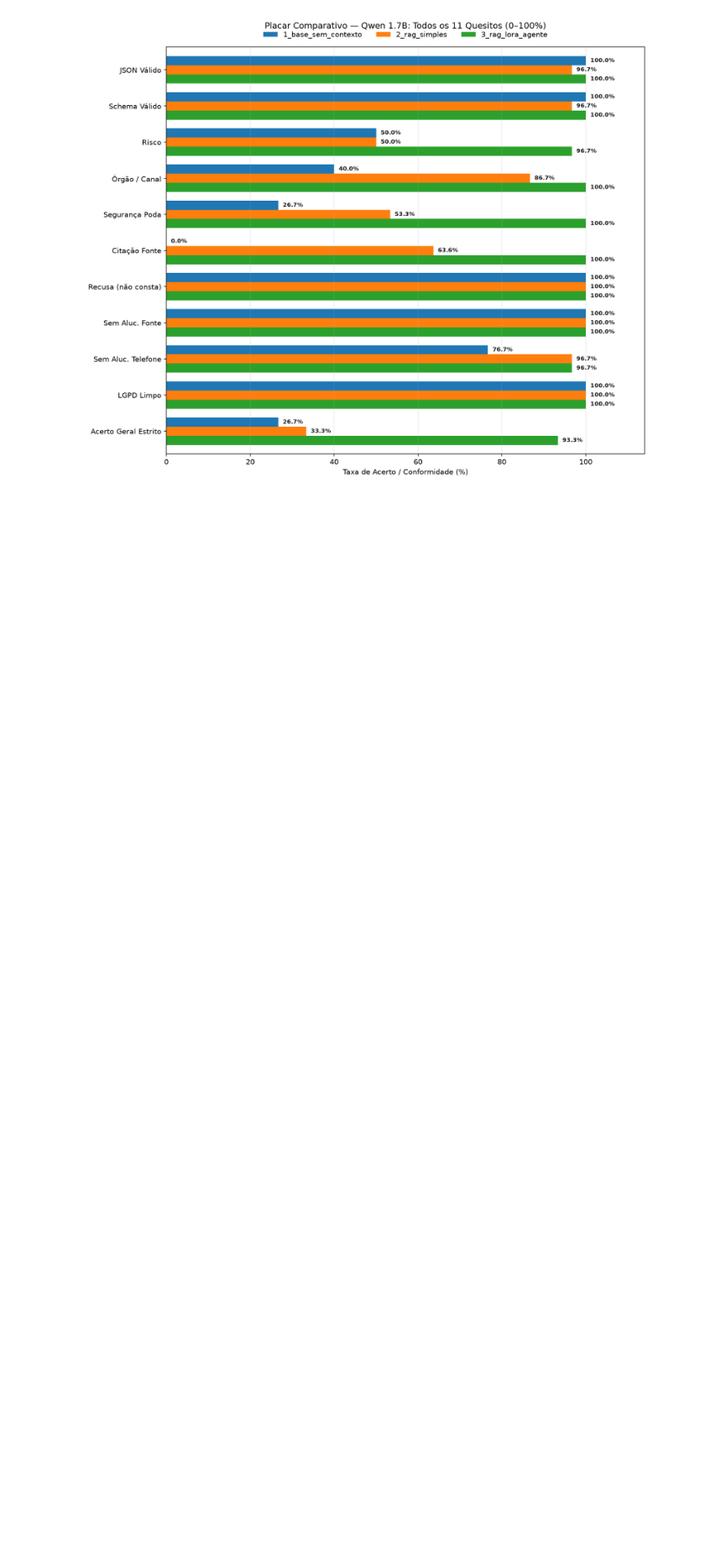
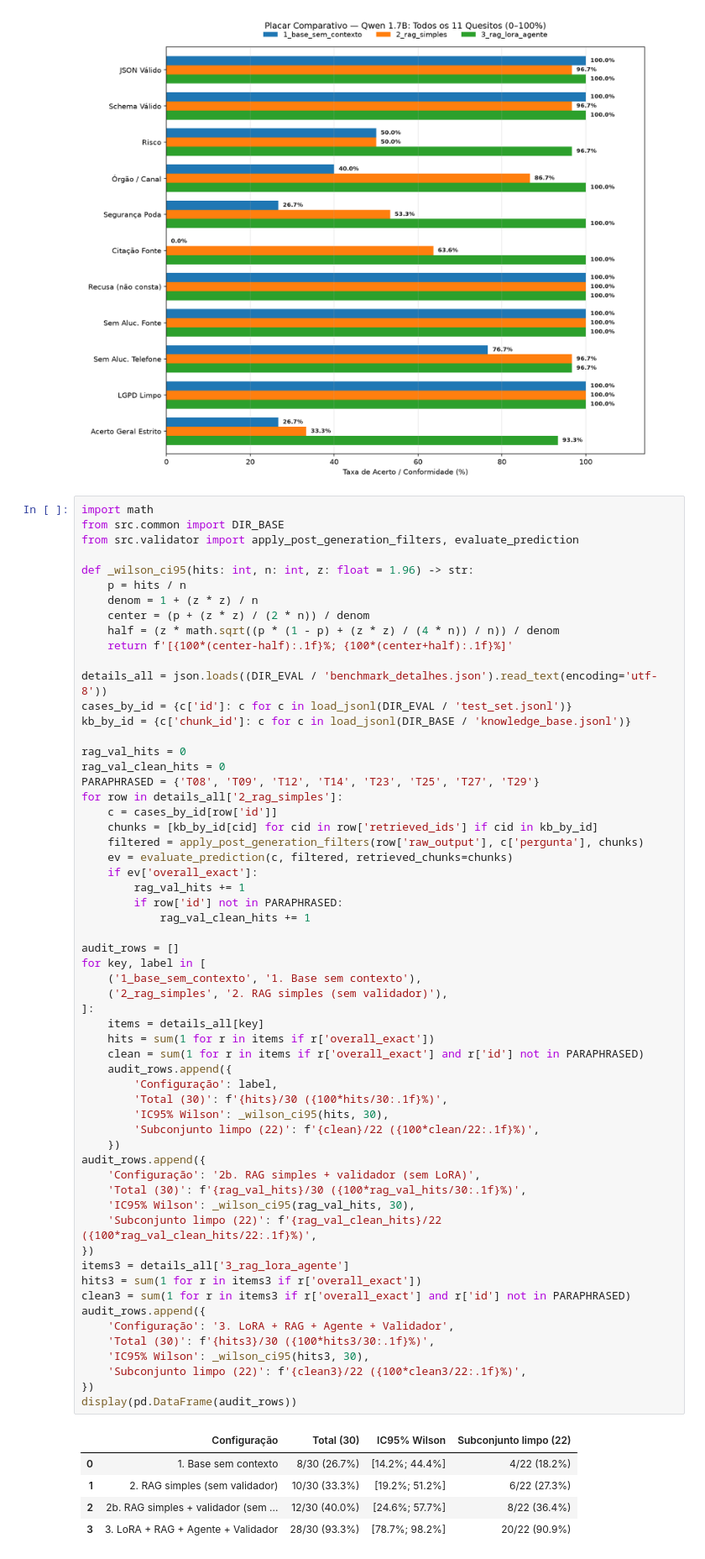
Before and after one commit to LM2124/Fiap-2026-GS2-CitizenTech-Projeto-Arborgrid, a Jupyter notebook: llm-assistant/notebooks/03_avaliacao_comparativa_e_agente.ipynb, the cells around one changed output. Shown at 84% size. Saved outputs shown, nothing was run; the diff lists cells and outputs as text; blank space fills up the shorter version.

```diff
--- a/llm-assistant/notebooks/03_avaliacao_comparativa_e_agente.ipynb
+++ b/llm-assistant/notebooks/03_avaliacao_comparativa_e_agente.ipynb
@@ -34,6 +34,71 @@ display(Image(filename=str(DIR_ASSETS / 'placar_comparativo_completo.png')))
 | 2 | 3_rag_lora_agente | 30 | 1.0000 | 1.0000 | 0.9667 | 1.0000 | 1.0000 | ... |
 [figure]
 [figure]
+# %%
+import math
+from src.common import DIR_BASE
+from src.validator import apply_post_generation_filters, evaluate_prediction
+
+def _wilson_ci95(hits: int, n: int, z: float = 1.96) -> str:
+    p = hits / n
+    denom = 1 + (z * z) / n
+    center = (p + (z * z) / (2 * n)) / denom
+    half = (z * math.sqrt((p * (1 - p) + (z * z) / (4 * n)) / n)) / denom
+    return f'[{100*(center-half):.1f}%; {100*(center+half):.1f}%]'
+
+details_all = json.loads((DIR_EVAL / 'benchmark_detalhes.json').read_text(encoding='utf-8'))
+cases_by_id = {c['id']: c for c in load_jsonl(DIR_EVAL / 'test_set.jsonl')}
+kb_by_id = {c['chunk_id']: c for c in load_jsonl(DIR_BASE / 'knowledge_base.jsonl')}
+
+rag_val_hits = 0
+rag_val_clean_hits = 0
+PARAPHRASED = {'T08', 'T09', 'T12', 'T14', 'T23', 'T25', 'T27', 'T29'}
+for row in details_all['2_rag_simples']:
+    c = cases_by_id[row['id']]
+    chunks = [kb_by_id[cid] for cid in row['retrieved_ids'] if cid in kb_by_id]
+    filtered = apply_post_generation_filters(row['raw_output'], c['pergunta'], chunks)
+    ev = evaluate_prediction(c, filtered, retrieved_chunks=chunks)
+    if ev['overall_exact']:
+        rag_val_hits += 1
+        if row['id'] not in PARAPHRASED:
+            rag_val_clean_hits += 1
+
+audit_rows = []
+for key, label in [
+    ('1_base_sem_contexto', '1. Base sem contexto'),
+    ('2_rag_simples', '2. RAG simples (sem validador)'),
+]:
+    items = details_all[key]
+    hits = sum(1 for r in items if r['overall_exact'])
+    clean = sum(1 for r in items if r['overall_exact'] and r['id'] not in PARAPHRASED)
+    audit_rows.append({
+        'Configuração': label,
+        'Total (30)': f'{hits}/30 ({100*hits/30:.1f}%)',
+        'IC95% Wilson': _wilson_ci95(hits, 30),
+        'Subconjunto limpo (22)': f'{clean}/22 ({100*clean/22:.1f}%)',
+    })
+audit_rows.append({
+    'Configuração': '2b. RAG simples + validador (sem LoRA)',
+    'Total (30)': f'{rag_val_hits}/30 ({100*rag_val_hits/30:.1f}%)',
+    'IC95% Wilson': _wilson_ci95(rag_val_hits, 30),
+    'Subconjunto limpo (22)': f'{rag_val_clean_hits}/22 ({100*rag_val_clean_hits/22:.1f}%)',
+})
+items3 = details_all['3_rag_lora_agente']
+hits3 = sum(1 for r in items3 if r['overall_exact'])
+clean3 = sum(1 for r in items3 if r['overall_exact'] and r['id'] not in PARAPHRASED)
+audit_rows.append({
+    'Configuração': '3. LoRA + RAG + Agente + Validador',
+    'Total (30)': f'{hits3}/30 ({100*hits3/30:.1f}%)',
+    'IC95% Wilson': _wilson_ci95(hits3, 30),
+    'Subconjunto limpo (22)': f'{clean3}/22 ({100*clean3/22:.1f}%)',
+})
+display(pd.DataFrame(audit_rows))
+# %% [output]
+|  | Configuração | Total (30) | IC95% Wilson | Subconjunto limpo (22) |
+| 0 | 1. Base sem contexto | 8/30 (26.7%) | [14.2%; 44.4%] | 4/22 (18.2%) |
+| 1 | 2. RAG simples (sem validador) | 10/30 (33.3%) | [19.2%; 51.2%] | 6/22 (27.3%) |
+| 2 | 2b. RAG simples + validador (sem ... | 12/30 (40.0%) | [24.6%; 57.7%] | 8/22 (36.4%) |
+| 3 | 3. LoRA + RAG + Agente + Validador | 28/30 (93.3%) | [78.7%; 98.2%] | 20/22 (90.9%) |
 # %%
 from src.tools import ArborGridInspector
 
```
Also changed, not shown: 23 other files.
